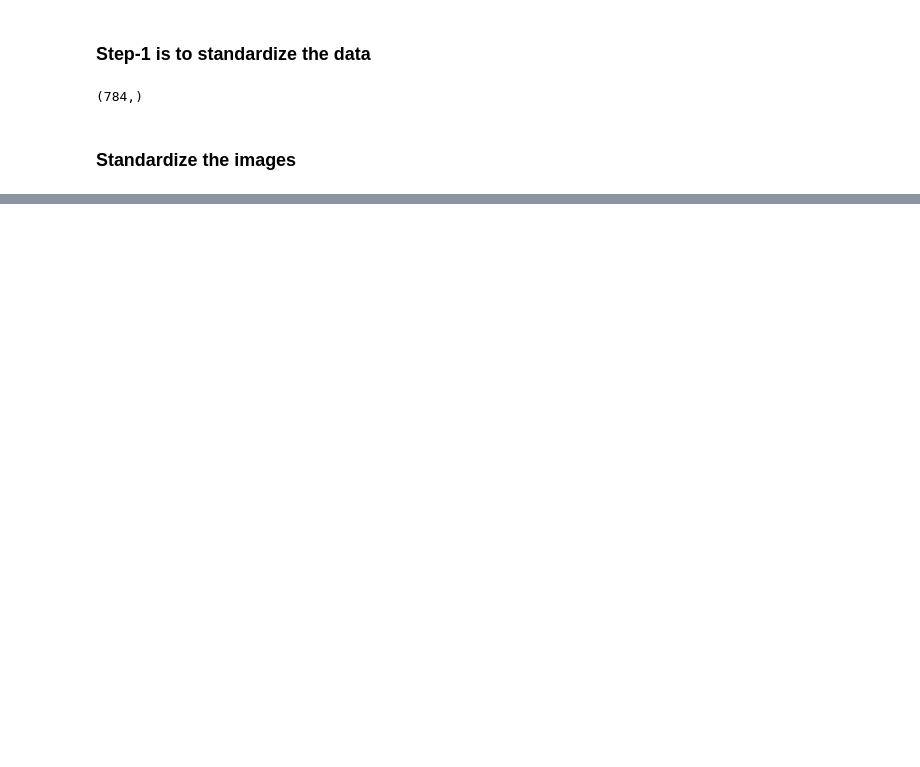
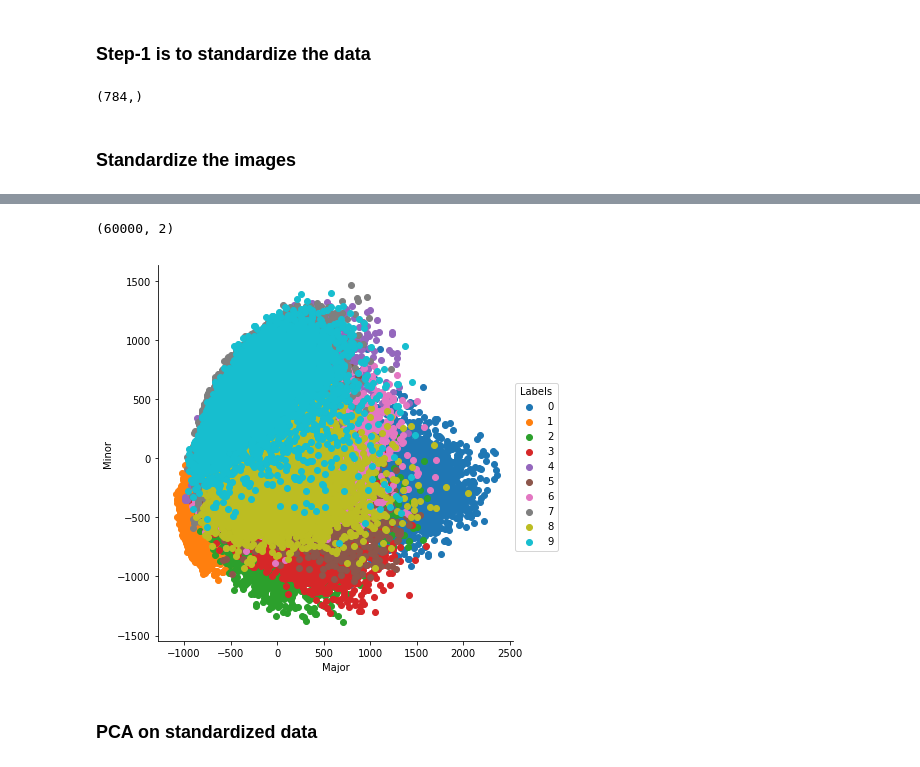
Before and after one commit to Raghavendra-Gali/MachineLearning, a Jupyter notebook: Course_2/UnsupervisedLearning/PCA/PCA_On_MNIST.ipynb, the cells around one changed output, grey strips where cells are left out. Saved outputs shown, nothing was run; the diff lists cells and outputs as text; code cells hidden in the pictures; blank space fills up the shorter version.

```diff
--- a/Course_2/UnsupervisedLearning/PCA/PCA_On_MNIST.ipynb
+++ b/Course_2/UnsupervisedLearning/PCA/PCA_On_MNIST.ipynb
@@ -64,0 +185,3 @@ for i in range(len(train_temp)):
+# %%
+pca = PCA(n_components=2)
+images=pca.fit_transform(x2)
@@ -64,0 +198,15 @@ for i in range(len(train_temp)):
+# %%
+images.shape
+# %% [output]
+(60000, 2)
+# %%
+d={'Major':images[:,0],'Minor':images[:,1],'Labels':a}
+z=pd.DataFrame(data=d)
+# %%
+import seaborn as sns
+sns.FacetGrid(z,hue='Labels',size=6).map(plt.scatter,'Major','Minor').add_legend()
+plt.show()
+# %% [output]
+[figure, added]
+# %% [markdown]
+<h3>PCA on standardized data</h3>
```
Also changed, not shown: parts of 36 cells of this notebook.
